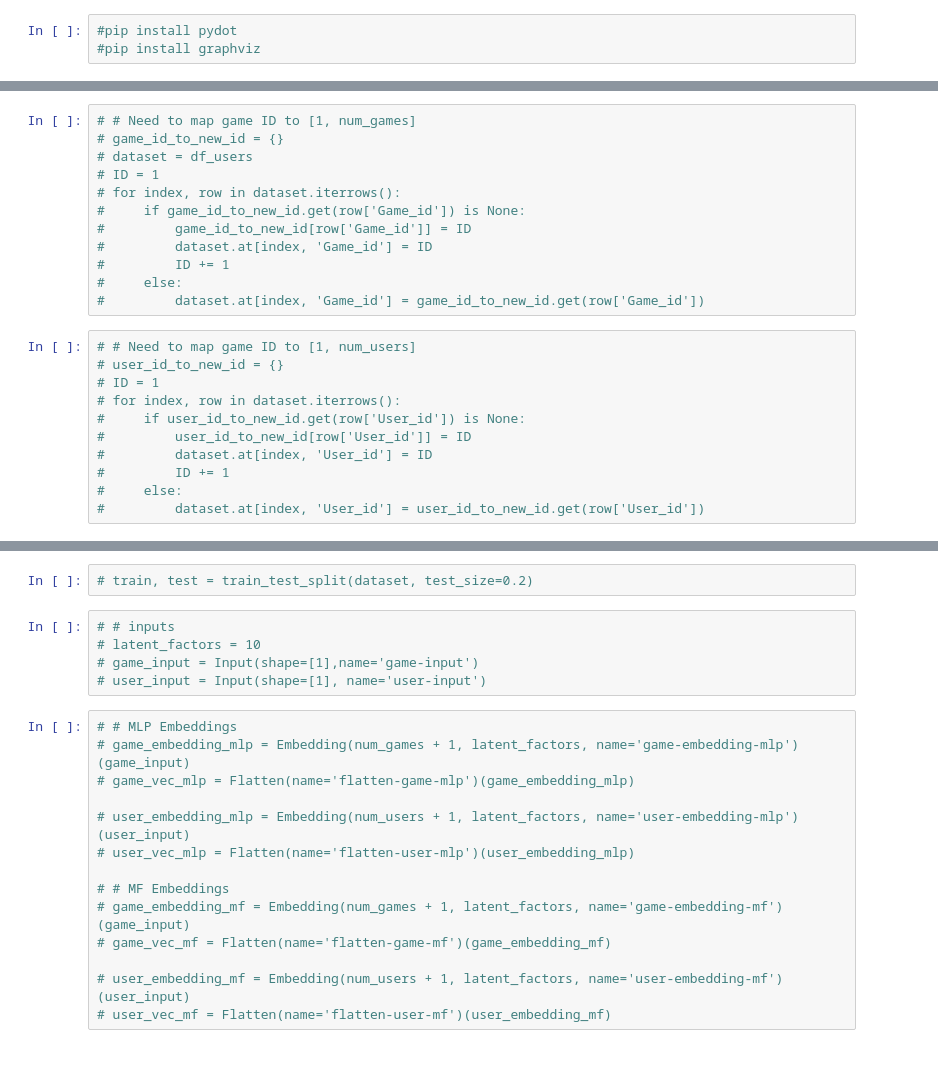
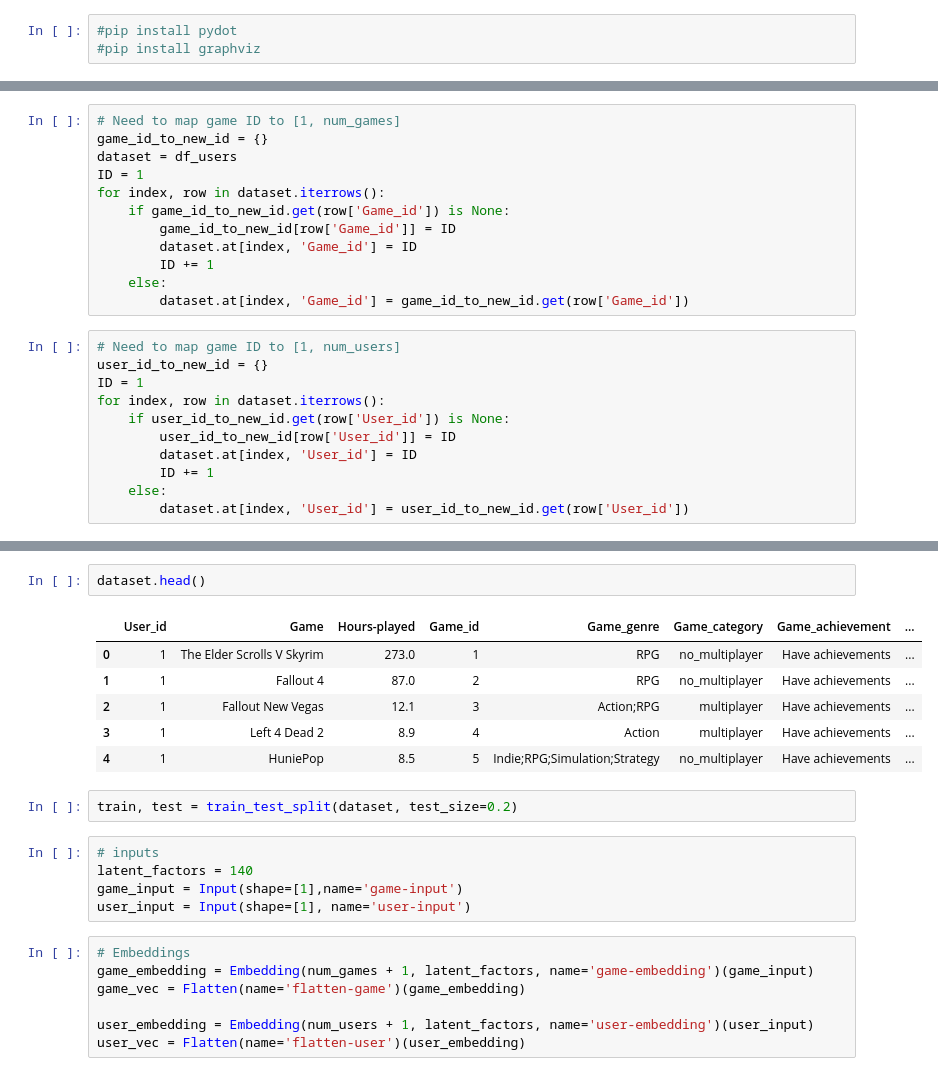
Before and after one commit to ikarampinis/Game-Recommender-System---Diploma-thesis, a Jupyter notebook: code/collaborative_filtering.ipynb, the cells around one changed output, grey strips where cells are left out. Saved outputs shown, nothing was run; the diff lists cells and outputs as text.

```diff
--- a/code/collaborative_filtering.ipynb
+++ b/code/collaborative_filtering.ipynb
@@ -521,23 +507,23 @@ for rec in rec_list:
 # %%
-# # Need to map game ID to [1, num_games]
-# game_id_to_new_id = {}
-# dataset = df_users
-# ID = 1
-# for index, row in dataset.iterrows():
-#     if game_id_to_new_id.get(row['Game_id']) is None:
-#         game_id_to_new_id[row['Game_id']] = ID
-#         dataset.at[index, 'Game_id'] = ID
-#         ID += 1
-#     else:
-#         dataset.at[index, 'Game_id'] = game_id_to_new_id.get(row['Game_id'])
+# Need to map game ID to [1, num_games]
+game_id_to_new_id = {}
+dataset = df_users
+ID = 1
+for index, row in dataset.iterrows():
+    if game_id_to_new_id.get(row['Game_id']) is None:
+        game_id_to_new_id[row['Game_id']] = ID
+        dataset.at[index, 'Game_id'] = ID
+        ID += 1
+    else:
+        dataset.at[index, 'Game_id'] = game_id_to_new_id.get(row['Game_id'])
 # %%
-# # Need to map game ID to [1, num_users]
-# user_id_to_new_id = {}
-# ID = 1
-# for index, row in dataset.iterrows():
-#     if user_id_to_new_id.get(row['User_id']) is None:
-#         user_id_to_new_id[row['User_id']] = ID
-#         dataset.at[index, 'User_id'] = ID
-#         ID += 1
-#     else:
-#         dataset.at[index, 'User_id'] = user_id_to_new_id.get(row['User_id'])
+# Need to map game ID to [1, num_users]
+user_id_to_new_id = {}
+ID = 1
+for index, row in dataset.iterrows():
+    if user_id_to_new_id.get(row['User_id']) is None:
+        user_id_to_new_id[row['User_id']] = ID
+        dataset.at[index, 'User_id'] = ID
+        ID += 1
+    else:
+        dataset.at[index, 'User_id'] = user_id_to_new_id.get(row['User_id'])
@@ -553,22 +530,24 @@ for rec in rec_list:
+# %%
+dataset.head()
+# %% [output]
+|  | User_id | Game | Hours-played | Game_id | Game_genre | Game_category | Game_achievement | ... |
+| 0 | 1 | The Elder Scrolls V Skyrim | 273.0 | 1 | RPG | no_multiplayer | Have achievements | ... |
+| 1 | 1 | Fallout 4 | 87.0 | 2 | RPG | no_multiplayer | Have achievements | ... |
+| 2 | 1 | Fallout New Vegas | 12.1 | 3 | Action;RPG | multiplayer | Have achievements | ... |
+| 3 | 1 | Left 4 Dead 2 | 8.9 | 4 | Action | multiplayer | Have achievements | ... |
+| 4 | 1 | HuniePop | 8.5 | 5 | Indie;RPG;Simulation;Strategy | no_multiplayer | Have achievements | ... |
 # %%
-# train, test = train_test_split(dataset, test_size=0.2)
+train, test = train_test_split(dataset, test_size=0.2)
 # %%
-# # inputs
-# latent_factors = 10
-# game_input = Input(shape=[1],name='game-input')
-# user_input = Input(shape=[1], name='user-input')
+# inputs
+latent_factors = 140
+game_input = Input(shape=[1],name='game-input')
+user_input = Input(shape=[1], name='user-input')
 # %%
-# # MLP Embeddings
-# game_embedding_mlp = Embedding(num_games + 1, latent_factors, name='game-embedding-mlp')(game_input)
-# game_vec_mlp = Flatten(name='flatten-game-mlp')(game_embedding_mlp)
+# Embeddings
+game_embedding = Embedding(num_games + 1, latent_factors, name='game-embedding')(game_input)
+game_vec = Flatten(name='flatten-game')(game_embedding)
 
-# user_embedding_mlp = Embedding(num_users + 1, latent_factors, name='user-embedding-mlp')(user_input)
-# user_vec_mlp = Flatten(name='flatten-user-mlp')(user_embedding_mlp)
-
-# # MF Embeddings
-# game_embedding_mf = Embedding(num_games + 1, latent_factors, name='game-embedding-mf')(game_input)
-# game_vec_mf = Flatten(name='flatten-game-mf')(game_embedding_mf)
-
-# user_embedding_mf = Embedding(num_users + 1, latent_factors, name='user-embedding-mf')(user_input)
-# user_vec_mf = Flatten(name='flatten-user-mf')(user_embedding_mf)
+user_embedding = Embedding(num_users + 1, latent_factors, name='user-embedding')(user_input)
+user_vec = Flatten(name='flatten-user')(user_embedding)
 # %%
```
Also changed, not shown: parts of 29 cells of this notebook, 1 other file.
